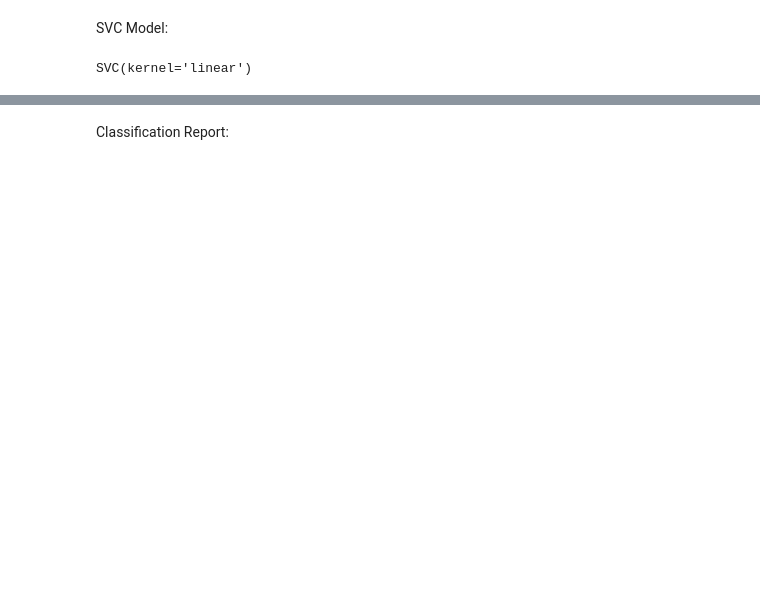
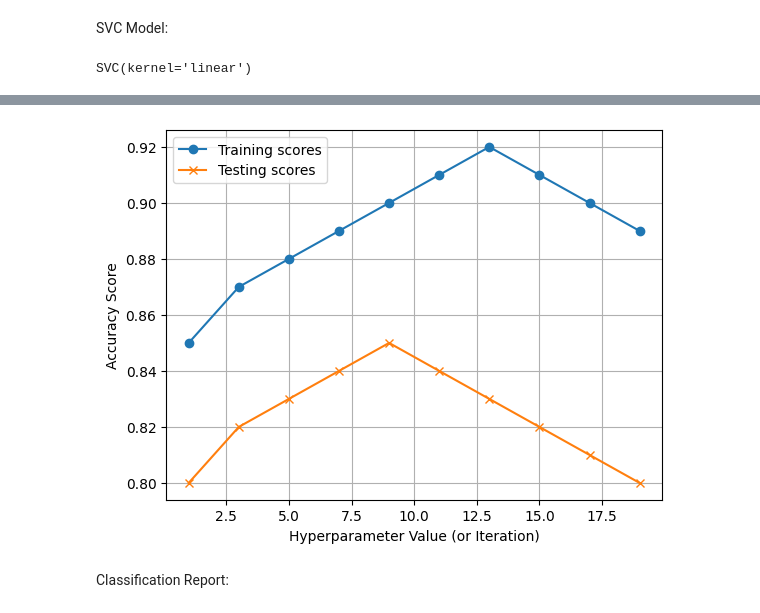
Before and after one commit to Emrahnyc/Project_two, a Jupyter notebook: Project_two.ipynb, the cells around one changed output, grey strips where cells are left out. Cells and saved outputs as stored; diff of their text form; code cells hidden in the pictures; blank space fills up the shorter version.

```diff
--- a/Project_two.ipynb
+++ b/Project_two.ipynb
@@ -250,18 +274,21 @@ print(f"SVC Testing Data Score: {test_score_svc}")
 # %%
 # Sample data (make sure train_acc_score and test_score are of length 10)
 train_acc_score_svc = [0.85, 0.87, 0.88, 0.89, 0.90, 0.91, 0.92, 0.91, 0.90, 0.89]
-test_score = [0.80, 0.82, 0.83, 0.84, 0.85, 0.84, 0.83, 0.82, 0.81, 0.80]
+test_score_svc = [0.80, 0.82, 0.83, 0.84, 0.85, 0.84, 0.83, 0.82, 0.81, 0.80]
 
 # X-axis range (for example: hyperparameter values)
 x_values = range(1, 20, 2)  # This will give 10 values: 1, 3, 5, ..., 19
 
 # Plotting
 plt.plot(x_values, train_acc_score_svc, marker='o', label="Training scores")
 plt.plot(x_values, test_score_svc, marker="x", label="Testing scores")
 plt.xlabel("Hyperparameter Value (or Iteration)")  # Use a more appropriate label
 plt.ylabel("Accuracy Score")
 plt.legend()
+plt.grid(True)
 plt.show()
+# %% [output]
+[figure, added]
 # %% [markdown]
 Classification Report:
 # %%
```
Also changed, not shown: parts of 14 cells of this notebook.
